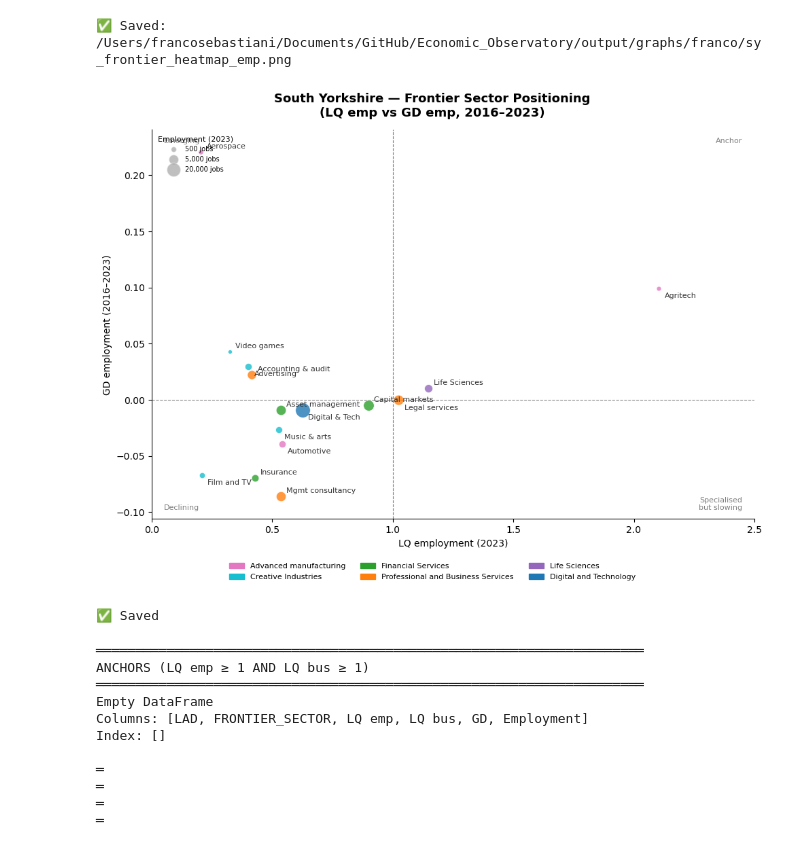
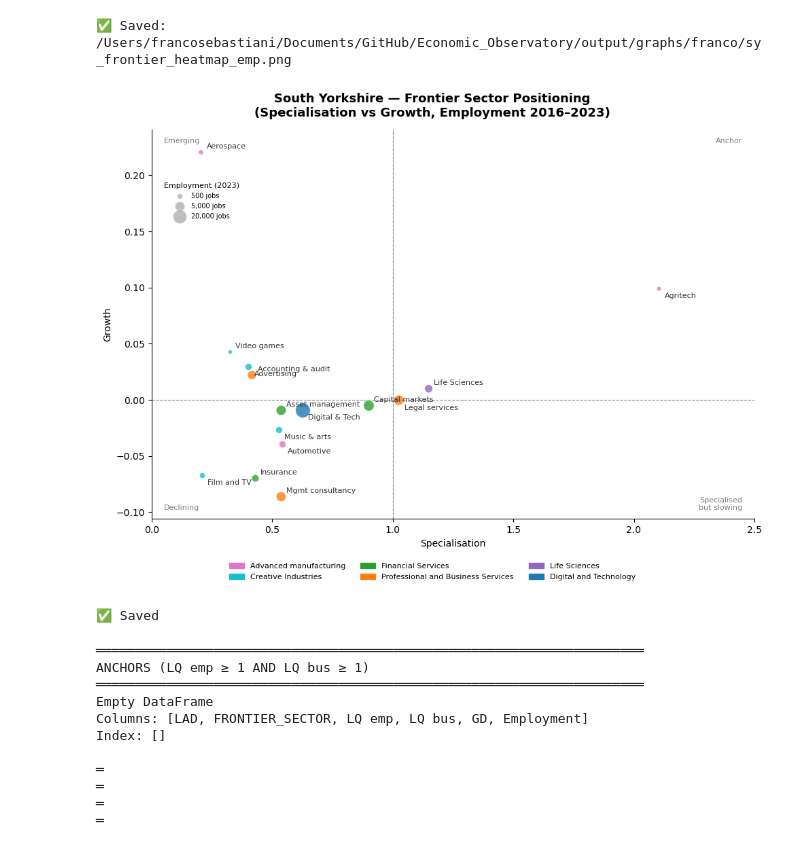
Before and after one commit to Phirtia/Economic_Observatory, a Jupyter notebook: notebooks/Franco/frontier_sectors.ipynb, the cells around one changed output. Saved outputs shown, nothing was run; the diff lists cells and outputs as text; code cells hidden in the pictures.

```diff
--- a/notebooks/Franco/frontier_sectors.ipynb
+++ b/notebooks/Franco/frontier_sectors.ipynb
@@ -765,7 +765,7 @@ outliers = sy_merged[sy_merged["lq"] > X_CAP]
 sub      = sy_merged[sy_merged["lq"] <= X_CAP]
 
 fig, ax = plt.subplots(figsize=(10, 7))
-fig.suptitle("South Yorkshire — Frontier Sector Positioning\n(LQ emp vs GD emp, 2016–2023)",
+fig.suptitle("South Yorkshire — Frontier Sector Positioning\n(Specialisation vs Growth, Employment 2016–2023)",
              fontsize=13, fontweight="bold")
 
 ax.axvline(1, color="grey", linewidth=0.8, linestyle="--", zorder=1)
@@ -789,37 +789,38 @@ for _, row in outliers.iterrows():
                 xytext=(-6, 0), textcoords="offset points",
                 fontsize=8, color=row["colour"], ha="right",
                 arrowprops=dict(arrowstyle="-", color=row["colour"], lw=0.8))
 
 ax.set_xlim(0, X_CAP)
 ypad = 0.02
 ax.set_ylim(sub["gd"].min() - ypad, sub["gd"].max() + ypad)
 
 ax.text(0.02, 0.98, "Emerging",                 transform=ax.transAxes, fontsize=8, color="grey", va="top")
 ax.text(0.98, 0.98, "Anchor",                   transform=ax.transAxes, fontsize=8, color="grey", va="top", ha="right")
 ax.text(0.02, 0.02, "Declining",                transform=ax.transAxes, fontsize=8, color="grey", va="bottom")
 ax.text(0.98, 0.02, "Specialised\nbut slowing", transform=ax.transAxes, fontsize=8, color="grey", va="bottom", ha="right")
 
-ax.set_xlabel("LQ employment (2023)", fontsize=10)
-ax.set_ylabel("GD employment (2016–2023)", fontsize=10)
+ax.set_xlabel("Specialisation", fontsize=10)
+ax.set_ylabel("Growth", fontsize=10)
 ax.spines[["top", "right"]].set_visible(False)
 
 # Bubble size legend
 for emp, label in [(500, "500"), (5000, "5,000"), (20000, "20,000")]:
     ax.scatter([], [], s=np.sqrt(emp) * 1.5, color="grey", alpha=0.5,
                edgecolors="white", label=f"{label} jobs")
 ax.legend(title="Employment (2023)", loc="upper left",
-          fontsize=7, title_fontsize=8, frameon=False)
+          fontsize=7, title_fontsize=8, frameon=False,
+          bbox_to_anchor=(0.01, 0.88))
 
 patches = [mpatches.Patch(color=c, label=l) for l, c in IS8_COLOURS.items()]
 fig.legend(handles=patches, loc="lower center", ncol=3,
            fontsize=8, frameon=False, bbox_to_anchor=(0.5, -0.06))
 
 plt.tight_layout()
 plt.savefig(f"{OUT}/sy_aggregate_frontier_emp.png", dpi=150, bbox_inches="tight")
 plt.show()
 print("✅ Saved")
 # %% [output]
-[figure, old version]
+[figure, new version]
 ✅ Saved
 # %%
 # ── Anchor selection: LQ emp ≥ 1 AND LQ bus ≥ 1 ─────────────────────────────
```
Also changed, not shown: 27 other files.
